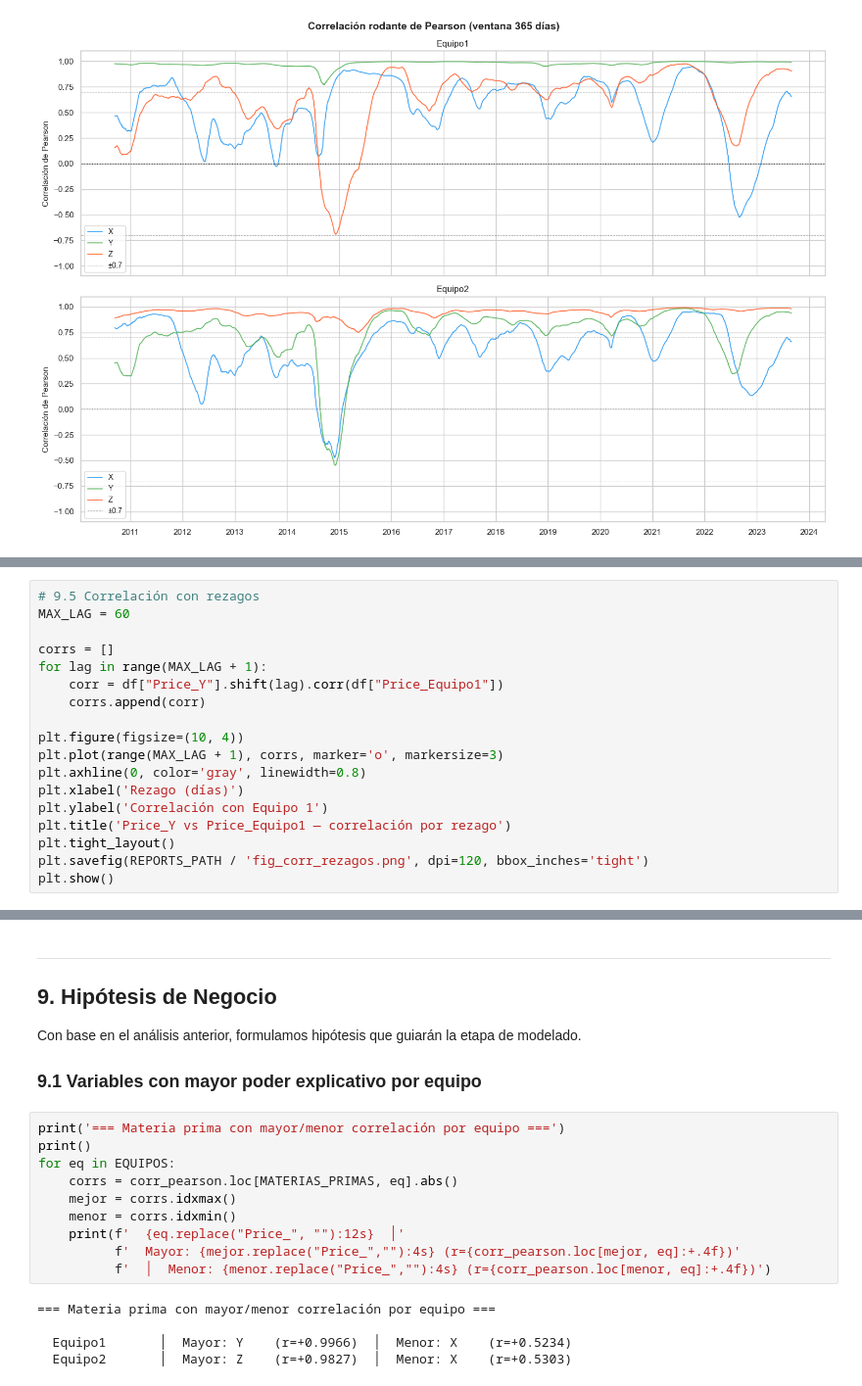
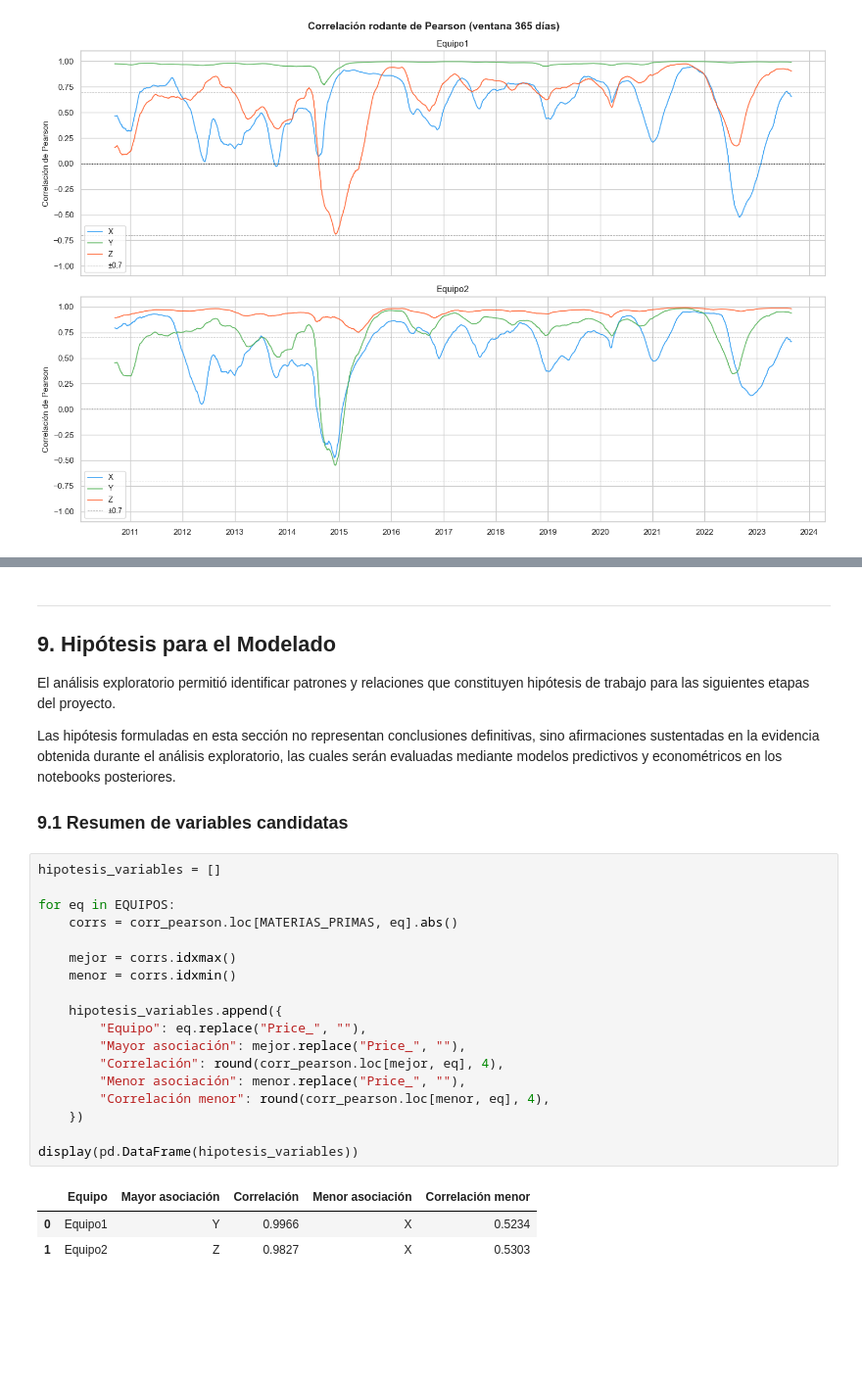
Before and after one commit to mariajose-erazo/dataknow-costos-operativos, a Jupyter notebook: notebooks/01_exploracion_datos.ipynb, the cells around one changed output, grey strips where cells are left out. Shown at 98% size. Saved outputs shown, nothing was run; the diff lists cells and outputs as text; blank space fills up the shorter version.

Commit message:
Refactor notebook 01 and define AI assistant architecture

```diff
--- a/notebooks/01_exploracion_datos.ipynb
+++ b/notebooks/01_exploracion_datos.ipynb
@@ -814,18 +796,0 @@ display(corr_diff)
-# %%
-# 9.5 Correlación con rezagos
-MAX_LAG = 60
-
-corrs = []
-for lag in range(MAX_LAG + 1):
-    corr = df["Price_Y"].shift(lag).corr(df["Price_Equipo1"])
-    corrs.append(corr)
-
-plt.figure(figsize=(10, 4))
-plt.plot(range(MAX_LAG + 1), corrs, marker='o', markersize=3)
-plt.axhline(0, color='gray', linewidth=0.8)
-plt.xlabel('Rezago (días)')
-plt.ylabel('Correlación con Equipo 1')
-plt.title('Price_Y vs Price_Equipo1 — correlación por rezago')
-plt.tight_layout()
-plt.savefig(REPORTS_PATH / 'fig_corr_rezagos.png', dpi=120, bbox_inches='tight')
-plt.show()
@@ -834,26 +797,36 @@ plt.show()
 # %% [markdown]
 ---
 <a id='9'></a>
-## 9. Hipótesis de Negocio
 
-Con base en el análisis anterior, formulamos hipótesis que guiarán la etapa de modelado.
+## 9. Hipótesis para el Modelado
 
-### 9.1 Variables con mayor poder explicativo por equipo
+El análisis exploratorio permitió identificar patrones y relaciones que constituyen hipótesis de trabajo para las siguientes etapas del proyecto.
+
+Las hipótesis formuladas en esta sección no representan conclusiones definitivas, sino afirmaciones sustentadas en la evidencia obtenida durante el análisis exploratorio, las cuales serán evaluadas mediante modelos predictivos y econométricos en los notebooks posteriores.
+
+### 9.1 Resumen de variables candidatas
 # %%
-print('=== Materia prima con mayor/menor correlación por equipo ===')
-print()
+hipotesis_variables = []
+
 for eq in EQUIPOS:
     corrs = corr_pearson.loc[MATERIAS_PRIMAS, eq].abs()
+
     mejor = corrs.idxmax()
     menor = corrs.idxmin()
-    print(f'  {eq.replace("Price_", ""):12s}  │'
-          f'  Mayor: {mejor.replace("Price_",""):4s} (r={corr_pearson.loc[mejor, eq]:+.4f})'
-          f'  │  Menor: {menor.replace("Price_",""):4s} (r={corr_pearson.loc[menor, eq]:+.4f})')
+
+    hipotesis_variables.append({
+        "Equipo": eq.replace("Price_", ""),
+        "Mayor asociación": mejor.replace("Price_", ""),
+        "Correlación": round(corr_pearson.loc[mejor, eq], 4),
+        "Menor asociación": menor.replace("Price_", ""),
+        "Correlación menor": round(corr_pearson.loc[menor, eq], 4),
+    })
+
+display(pd.DataFrame(hipotesis_variables))
 # %% [output]
-=== Materia prima con mayor/menor correlación por equipo ===
-
-  Equipo1       │  Mayor: Y    (r=+0.9966)  │  Menor: X    (r=+0.5234)
-  Equipo2       │  Mayor: Z    (r=+0.9827)  │  Menor: X    (r=+0.5303)
+|  | Equipo | Mayor asociación | Correlación | Menor asociación | Correlación menor |
+| 0 | Equipo1 | Y | 0.9966 | X | 0.5234 |
+| 1 | Equipo2 | Z | 0.9827 | X | 0.5303 |
 # %% [markdown]
 ### Hipótesis H1
 
```
Also changed, not shown: parts of 62 cells of this notebook.
